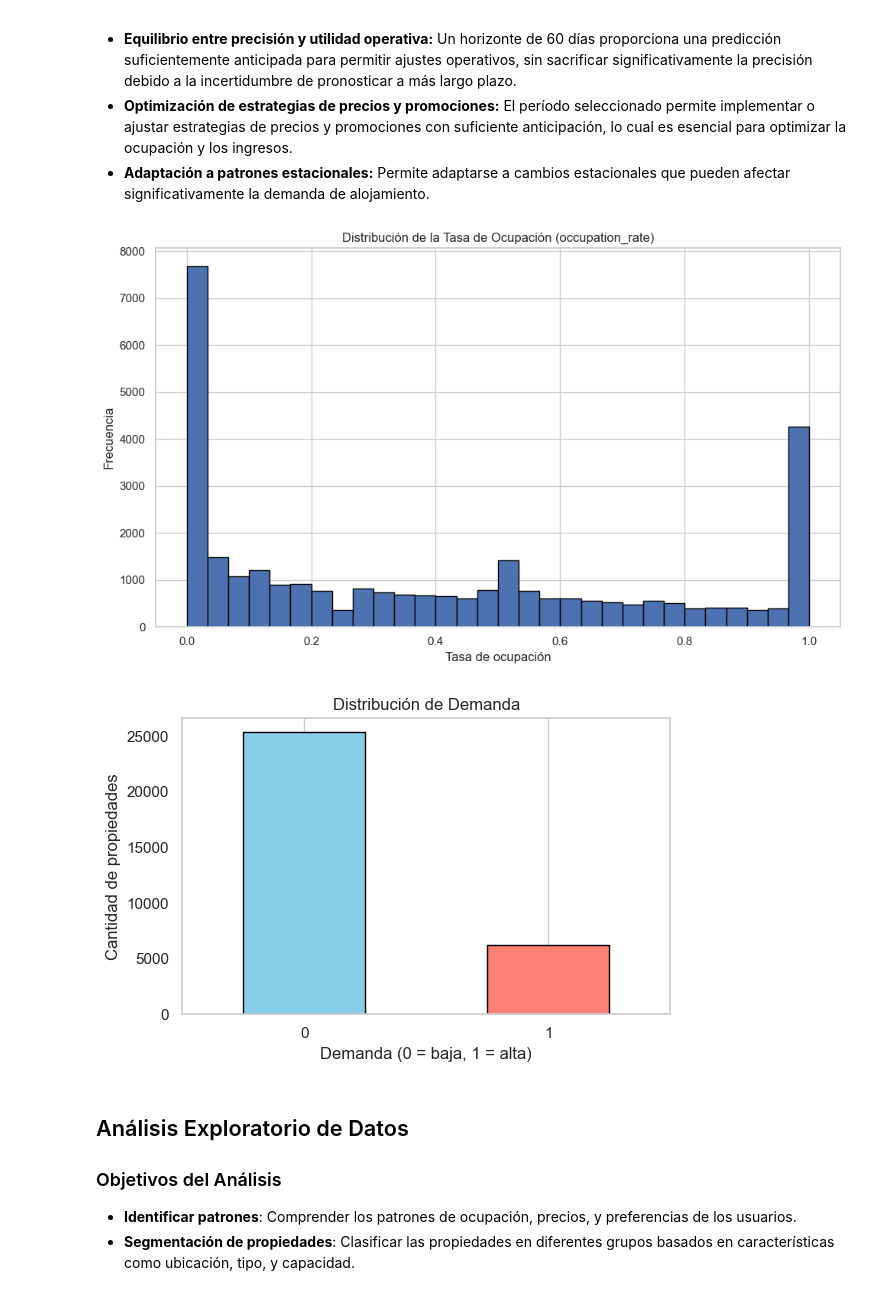
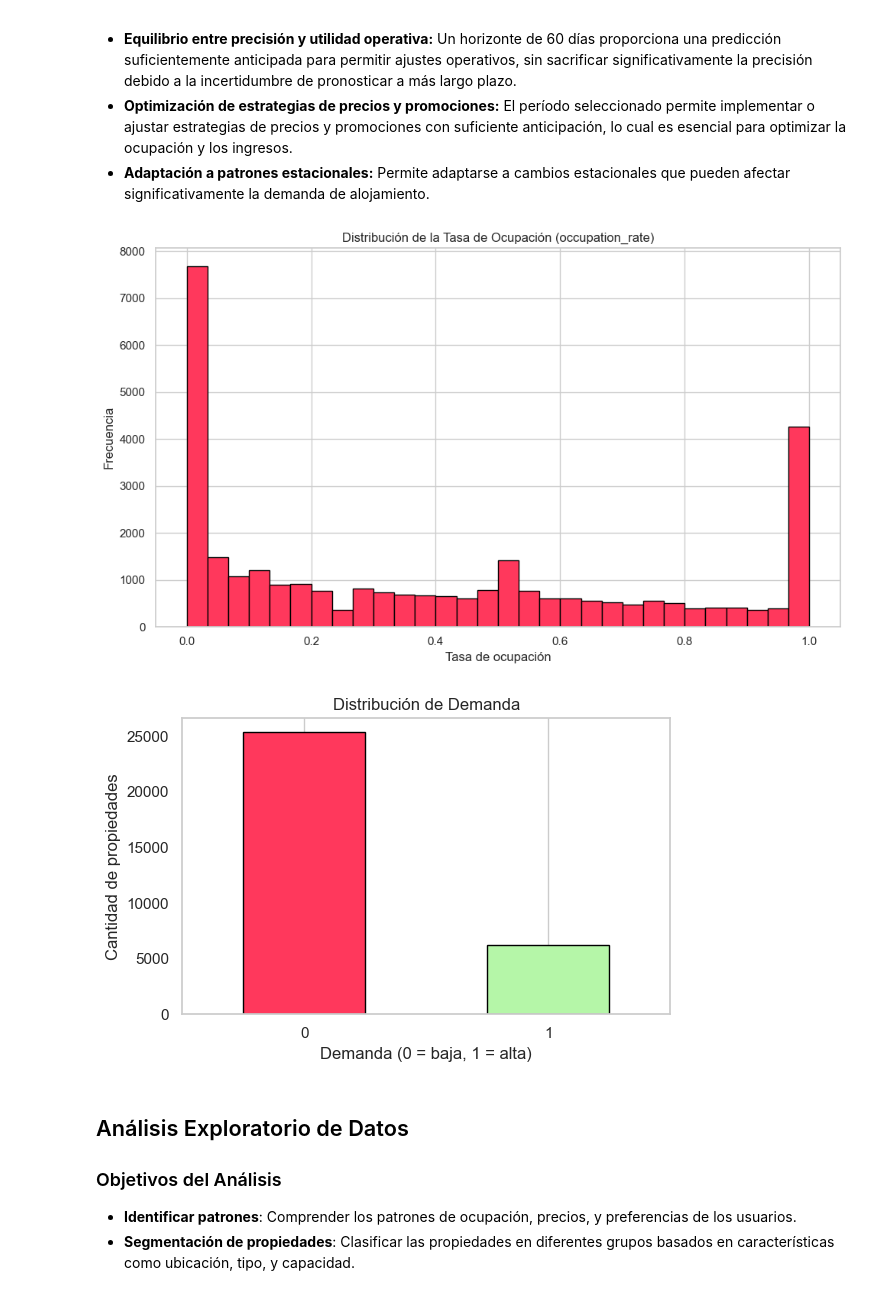
Before and after one commit to abrilnoguera/TP-AMq, a Jupyter notebook: BC & EDA.ipynb, the cells around one changed output. Saved outputs shown, nothing was run; the diff lists cells and outputs as text; code cells hidden in the pictures.

```diff
--- a/BC & EDA.ipynb
+++ b/BC & EDA.ipynb
@@ -432,7 +425,7 @@ El modelo se enfocará en un horizonte de predicción a mediano plazo (60 días)
 df["occupation_rate"] = 1 - (df["availability_60"] / 60)
 # %%
 plt.figure(figsize=(10, 6))
-df["occupation_rate"].hist(bins=30, edgecolor='black')
+df["occupation_rate"].hist(bins=30, edgecolor='black', color=color)
 plt.title("Distribución de la Tasa de Ocupación (occupation_rate)")
 plt.xlabel("Tasa de ocupación")
 plt.ylabel("Frecuencia")
@@ -440,25 +433,25 @@ plt.grid(True)
 plt.tight_layout()
 plt.show()
 # %% [output]
-[figure, old version]
+[figure, new version]
 # %%
 df["occupated"] = (df["occupation_rate"] >= 0.8).astype(int)
 # %%
 # Contar ocurrencias de cada clase
 counts = df["occupated"].value_counts().sort_index()
 
 # Crear gráfico de barras
 plt.figure(figsize=(6, 4))
-counts.plot(kind="bar", color=["skyblue", "salmon"], edgecolor="black")
+counts.plot(kind="bar", color=[color, color3], edgecolor="black")
 plt.title("Distribución de Demanda")
 plt.xlabel("Demanda (0 = baja, 1 = alta)")
 plt.ylabel("Cantidad de propiedades")
 plt.xticks(rotation=0)
 plt.grid(axis='y')
 plt.tight_layout()
 plt.show()
 # %% [output]
-[figure, old version]
+[figure, new version]
 # %% [markdown]
 ## Análisis Exploratorio de Datos
 ### Objetivos del Análisis
```
Also changed, not shown: parts of 7 cells of this notebook, 1 other file.
